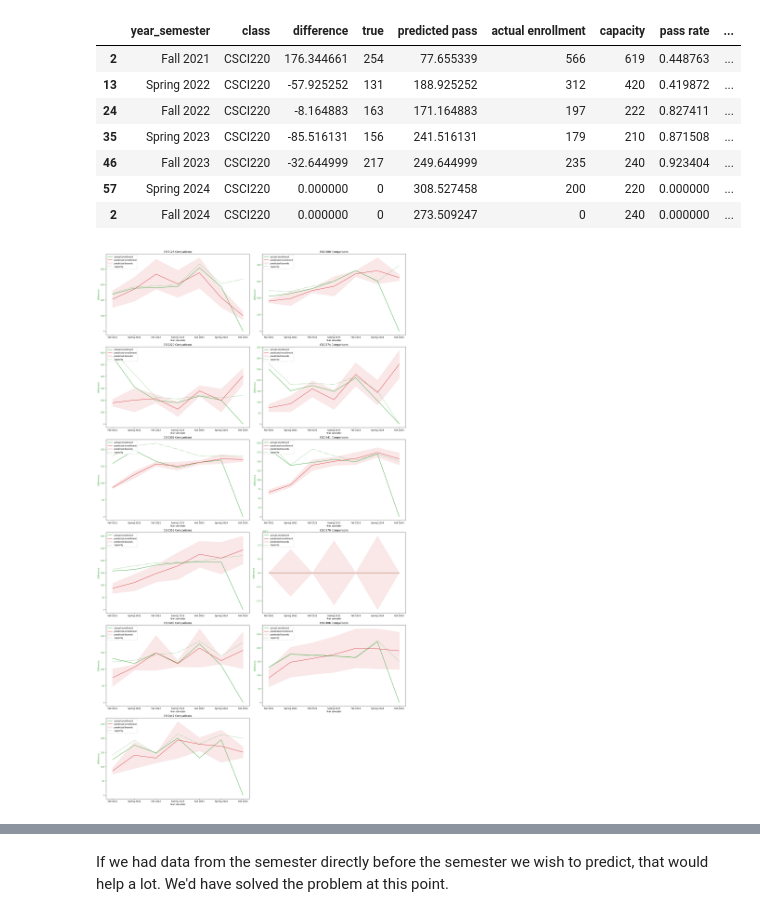
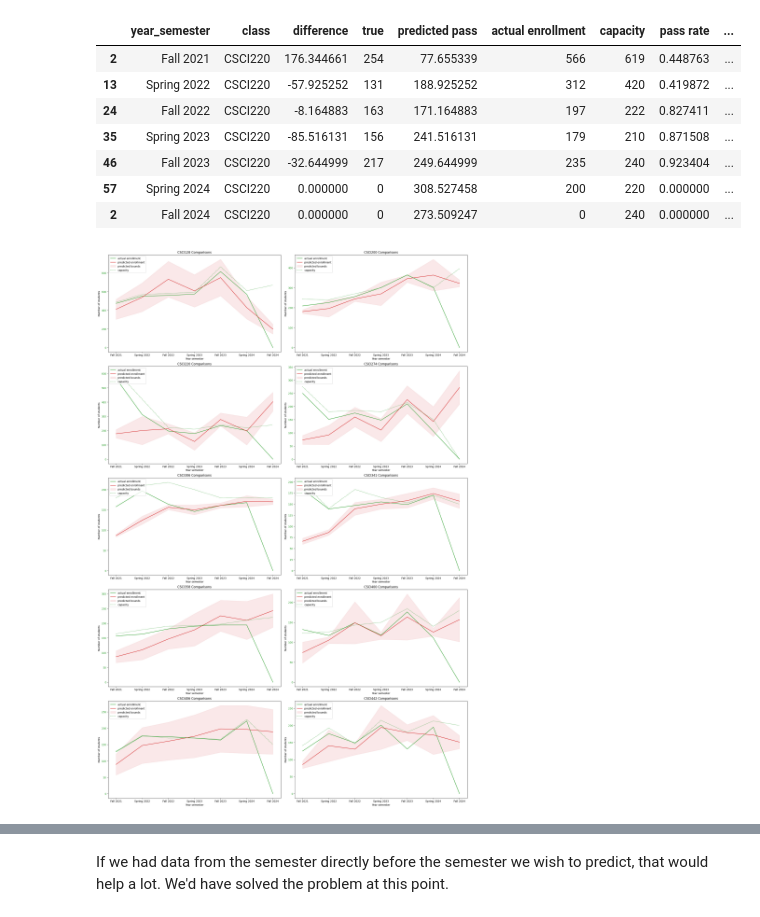
Before and after one commit to ifrycolorado/Enrollment_Project, a Jupyter notebook: src/state_estimator.ipynb, the cells around one changed output, grey strips where cells are left out. Cells and saved outputs as stored; diff of their text form; code cells hidden in the pictures.

```diff
--- a/src/state_estimator.ipynb
+++ b/src/state_estimator.ipynb
@@ -485,7 +485,7 @@ results_df = pd.concat([results_df, fall24_df])
 # %%
 # Calculate the number of rows and columns for the subplot grid
 num_classes = len(cs_classes)
-num_rows = int(np.ceil(num_classes / 2))  # Adjust the divisor to change the number of columns
+num_rows = int(np.ceil(num_classes / 3))  # Adjust the divisor to change the number of columns
 
 # Create a figure with subplots
 fig, axs = plt.subplots(num_rows, 2, figsize=(20, 6 * num_rows), constrained_layout=True)
@@ -566,6 +566,9 @@ results_df['error'] = results_df['error'].replace([np.inf, -np.inf], 0)
 # replace all instances of nan with 0
 results_df = results_df.fillna(0)
 # %%
+# remove 'CSCI370' from cs_classes
+cs_classes = [cl for cl in cs_classes if cl != 'CSCI370']
+
 # Calculate the number of rows and columns for the subplot grid
 num_classes = len(cs_classes)
 num_rows = int(np.ceil(num_classes / 2))  # Adjust the divisor to change the number of columns
@@ -580,44 +583,42 @@ for i, cl in enumerate(cs_classes):
     # Select the subplot for the current class
     ax1 = axs[i]
 
-    #
-
     # Plotting on the primary y-axis
     color = 'tab:green'
     ax1.set_xlabel('Year semester')
-    ax1.set_ylabel('Difference', color=color)
+    ax1.set_ylabel('Number of students')
     ax1.plot(plot_df['year_semester'], plot_df['actual enrollment'], color=color, label='actual enrollment')
     ax1.plot(plot_df['year_semester'], plot_df['fudge_corrected_predicted_enrollment'], color='tab:red', label='predicted enrollment')
 
     # Fill the area between the upper and lower bounds
     ax1.fill_between(plot_df['year_semester'], plot_df['upper predicted enrollment'], plot_df['lower predicted enrollment'],
                      color='tab:red', alpha=0.1, label='predicted bounds')
 
     ax1.plot(plot_df['year_semester'], plot_df['capacity'], color='tab:green', linestyle = 'dotted', label='capacity')
     ax1.tick_params(axis='y', labelcolor=color)
     ax1.legend(loc='upper left')
 
     # Creating a secondary y-axis for the current subplot
     # ax2 = ax1.twinx()
     # color = 'tab:blue'
     # ax2.set_ylabel('Error', color=color)
     # ax2.plot(plot_df['year_semester'], plot_df['error_corrected_error'], color=color, linestyle='dotted')
     # ax2.tick_params(axis='y', labelcolor=color)
     # ax2.set_ylim([-1, 1])
 
     # Set the title for the current subplot
     ax1.set_title(f"{cl} Comparisons")
 
 # Hide unused subplots if the number of classes is odd
 if num_classes % 2 != 0:
     axs[-1].axis('off')
 
 # save figure at high quality
 plt.savefig('../images/markov_predictions.png', dpi=300)
 
 plt.show()
 # %% [output]
-[figure, old version]
+[figure, new version]
 # %%
 # turn fall 2025 data into dictionary of just class, predicted enrollment, upper, and lower bounds
 fall25_df = results_df[results_df['year_semester'] == 'Fall 2024'][['class', 'fudge_corrected_predicted_enrollment', 'upper predicted enrollment', 'lower predicted enrollment']]
```
Also changed, not shown: 9 other files.
